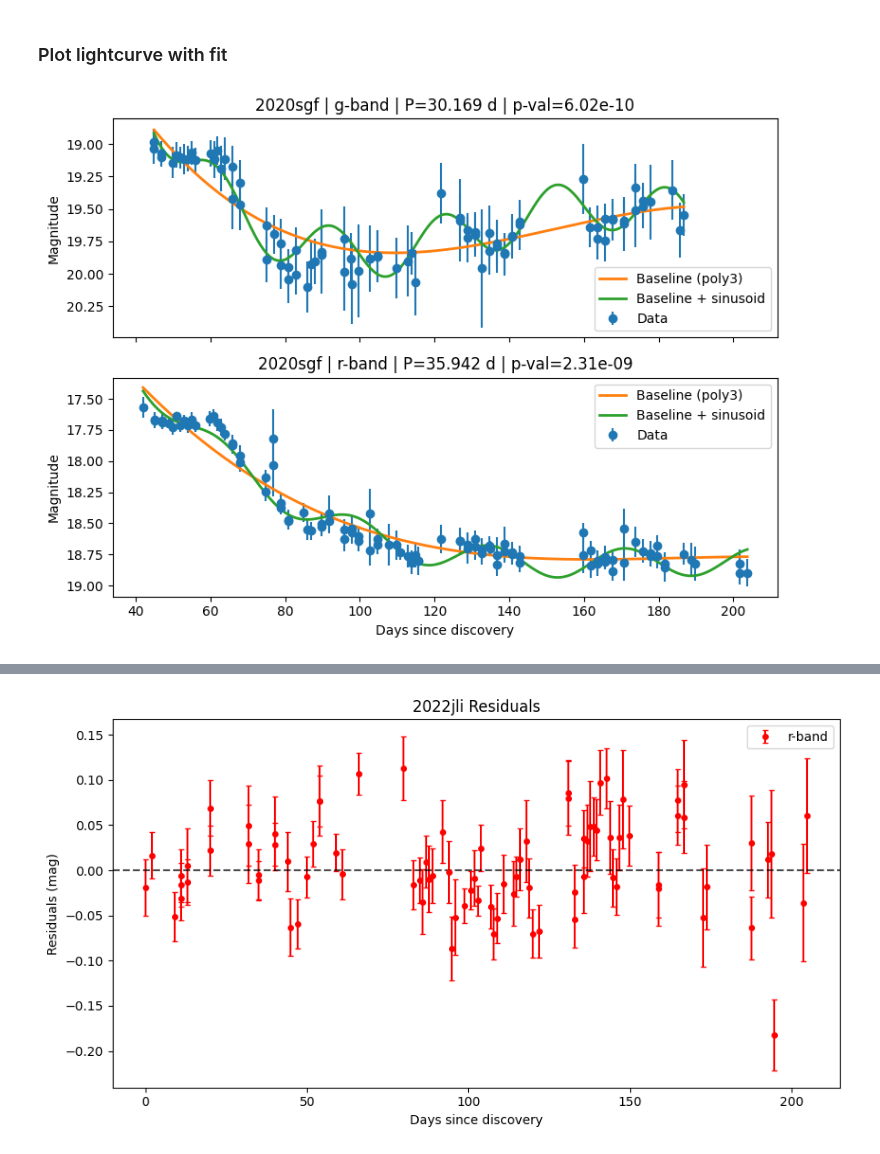
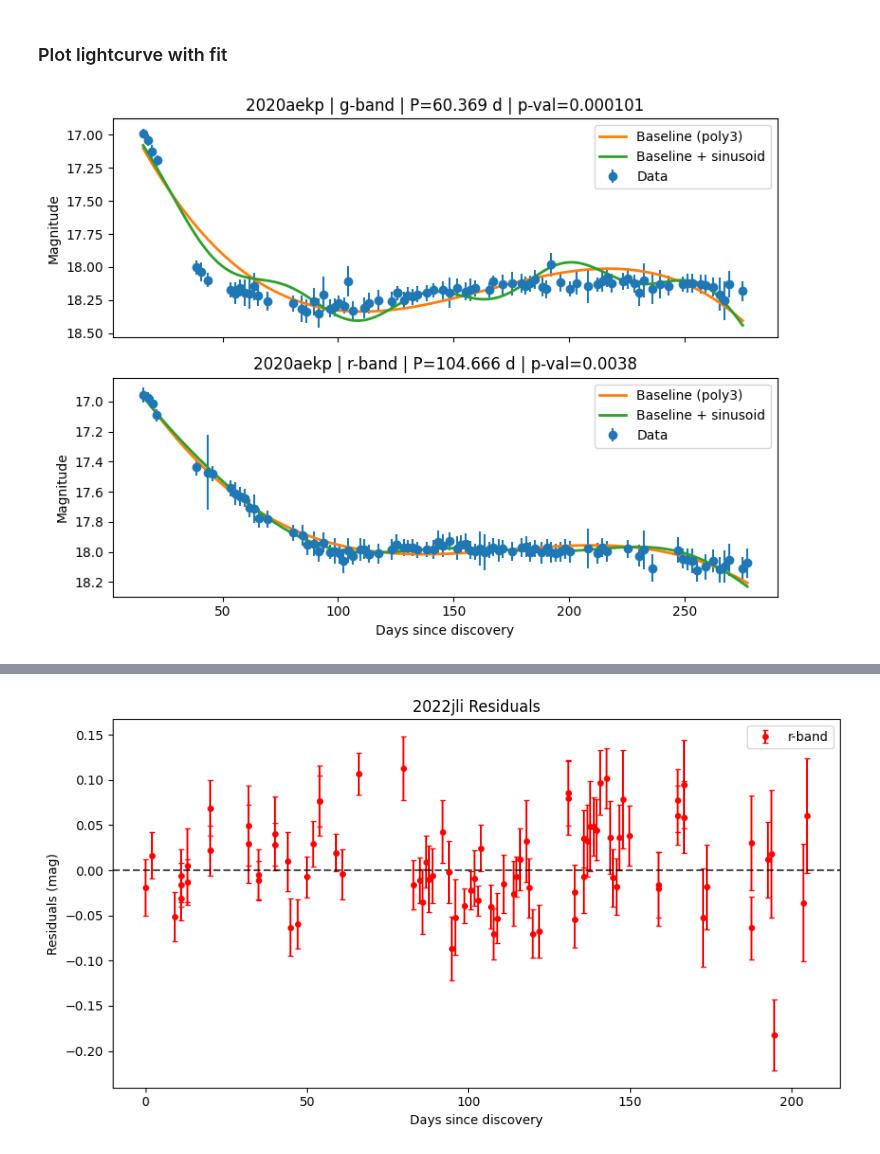
Before and after one commit to hoasaf3/sne_periodicity_search, a Jupyter notebook: periodicity_search.ipynb, the cells around one changed output, grey strips where cells are left out. Saved outputs shown, nothing was run; the diff lists cells and outputs as text; code cells hidden in the pictures.

```diff
--- a/periodicity_search.ipynb
+++ b/periodicity_search.ipynb
@@ -116,15 +118,0 @@ Fetched  7 lightcurves.
-# %%
-''' plot new curves'''
-%matplotlib ipympl
-import time
-
-from lasair_tools import plot_lightcurve
-
-# Plot only new lightcurves
-for filename in os.listdir(output_dir):
-    if filename.endswith('.json'):
-        name = filename[:-5]  # remove .json
-        # if name in new_names:
-        filepath = os.path.join(output_dir, filename)
-        if time.time() - os.path.getmtime(filepath) < 300:
-            plot_lightcurve(name)
@@ -132,6 +129,6 @@ for filename in os.listdir(output_dir):
 from astropy.time import Time
 from lasair_tools import plot_lightcurve
 
-entry = get_sn_row('2019tsf')
-plot_lightcurve(entry['name'], Time(entry['discoverydate']).jd, epoch_after_discovery=250)
+entry = get_sn_row('2022hgk')
+plot_lightcurve(entry['name'], Time(entry['discoverydate']).jd, epoch_after_discovery=1000)
 # %% [output]
@@ -147,29 +144,35 @@ from periodicity_tools import get_decline_detections
 
 EPOCH_AFTER_PEAK = 1000
 MIN_DETECTINOS_PER_BAND = 20
-MIN_TIME_BASELINE = 15  # Days
-
 
 candidate_library = []
+
+all_peak_mags = []
+selected_peaks = []
 
 for name in tns_ibc['name']:
 
     decline_points = get_decline_detections(name, epoch_after_peak=EPOCH_AFTER_PEAK)
 
+    object_all_band_peaks = []
+    object_selected_band_peaks = []
+
     for fid in [1, 2]:
 
         band_data = [p for p in decline_points if p.get('fid') == fid and 'candid' in p]
 
+        if len(band_data) > 0:
+            m_all = np.array([p['magpsf'] for p in band_data])
+            object_all_band_peaks.append(np.min(m_all))
+
         if len(band_data) < MIN_DETECTINOS_PER_BAND:
            continue
-
-        time_baseline = band_data[-1]['jd'] - band_data[0]['jd']
-        if time_baseline < MIN_TIME_BASELINE:
-            continue
 
         t = np.array([p['jd'] for p in band_data])
         m = np.array([p['magpsf'] for p in band_data])
         e = np.array([p['sigmapsf'] for p in band_data])
+
+        object_selected_band_peaks.append(np.min(m))
 
         days = t - t[0]
         sn_row = get_sn_row(name)
@@ -184,6 +187,11 @@ for name in tns_ibc['name']:
             'errs': e
         })
 
+    if len(object_all_band_peaks) > 0:
+        all_peak_mags.append(np.min(object_all_band_peaks))
+
+    if len(object_selected_band_peaks) > 0:
+        selected_peaks.append(np.min(object_selected_band_peaks))
 
 n_cands = len(candidate_library)
 n_unique = len(set(entry['name'] for entry in candidate_library))
@@ -464,35 +524,35 @@ def plot_from_results(grouped_results, candidate_library, sn_name, method="poly6
         ax.errorbar(days+days_offset, mags, yerr=errs, fmt='o', label="Data")
         ax.plot(days_offset+t_grid, poly_model(t_grid),
                 label=f"Baseline ({method})", linewidth=2)
         ax.plot(days_offset+t_grid, full_model(t_grid),
                 label="Baseline + sinusoid", linewidth=2)
 
         ax.invert_yaxis()
         ax.set_ylabel("Magnitude")
 
         band_str = 'g-band' if fid == 1 else 'r-band'
         pval_str = f"p-val={pval:.3}" if pval > 0 else r"p-val < 1.1e-16"
         ax.set_title(f"{sn_name} | {band_str} | P={period:.3f} d | {pval_str}")
         ax.legend()
 
     axes[-1].set_xlabel("Days since discovery")
 
     plt.tight_layout()
     plt.show()
     # for just plotting
     # plt.savefig(f'Figures/{sn_name}_{method}_fit.pdf', dpi=300, bbox_inches='tight')
 
     # for saving all fits
     # plt.savefig(f'Figures/all_fits/{method}/{sn_name}_{method}_fit.png', dpi=120, bbox_inches='tight')
     plt.close(fig)
 
-plot_from_results(updated_grouped, candidate_library, '2020sgf', method="poly3")
+plot_from_results(grouped_results, candidate_library, '2020aekp', method="poly3")
 
 # Save all figs to appendix
 # for cand in candidate_library:
 #     plot_from_results(grouped_results, candidate_library, cand['name'], method="poly6")
 # %% [output]
-[figure, old version]
+[figure, new version]
 # %%
 
 def plot_with_phase(grouped_results, candidate_library, sn_name, method="poly3"):
```
Also changed, not shown: parts of 30 cells of this notebook, 4 other files.
